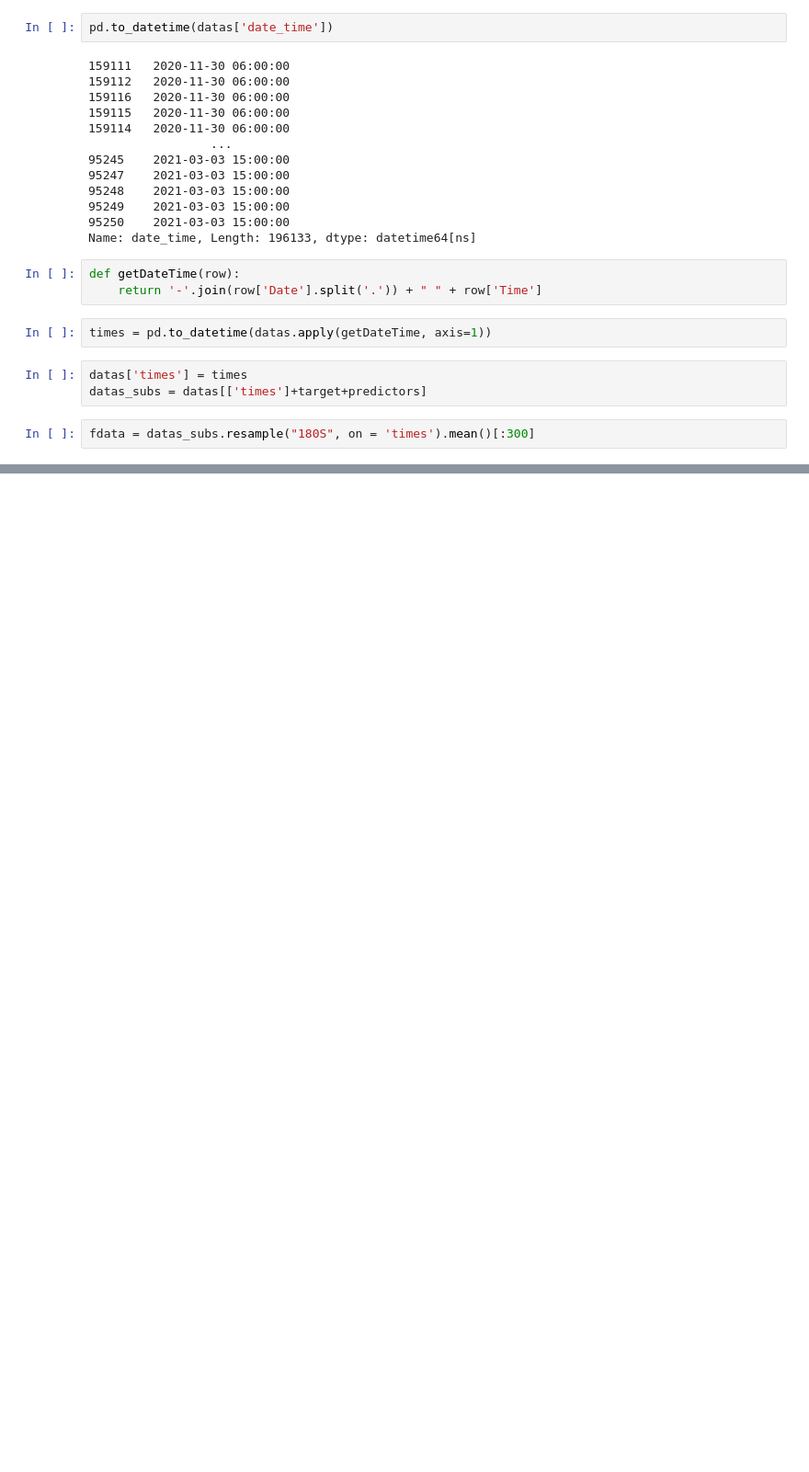
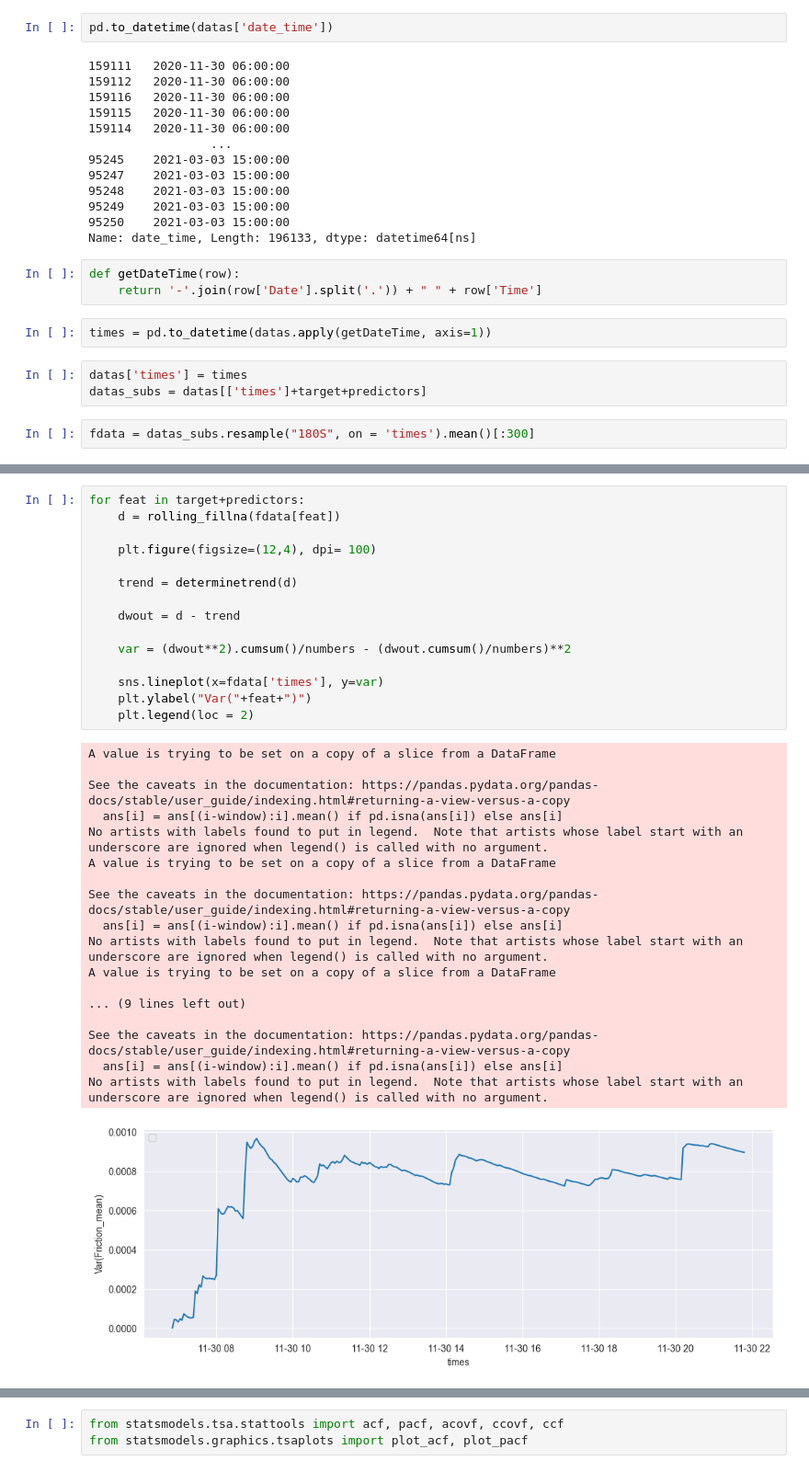
Before and after one commit to dmitry-grigorev/MultivarAnalysis, a Jupyter notebook: Lab4/Lab4notebook.ipynb, the cells around one changed output, grey strips where cells are left out. Shown at 92% size. Saved outputs shown, nothing was run; the diff lists cells and outputs as text; blank space fills up the shorter version.

```diff
--- a/Lab4/Lab4notebook.ipynb
+++ b/Lab4/Lab4notebook.ipynb
@@ -241,0 +173,34 @@ from scipy import signal
+# %%
+for feat in target+predictors:
+    d = rolling_fillna(fdata[feat])
+
+    plt.figure(figsize=(12,4), dpi= 100)
+
+    trend = determinetrend(d)
+
+    dwout = d - trend
+
+    var = (dwout**2).cumsum()/numbers - (dwout.cumsum()/numbers)**2
+
+    sns.lineplot(x=fdata['times'], y=var)
+    plt.ylabel("Var("+feat+")")
+    plt.legend(loc = 2)
+# %% [output]
+A value is trying to be set on a copy of a slice from a DataFrame
+
+See the caveats in the documentation: https://pandas.pydata.org/pandas-docs/stable/user_guide/indexing.html#returning-a-view-versus-a-copy
+  ans[i] = ans[(i-window):i].mean() if pd.isna(ans[i]) else ans[i]
+No artists with labels found to put in legend.  Note that artists whose label start with an underscore are ignored when legend() is called with no argument.
+A value is trying to be set on a copy of a slice from a DataFrame
+
+See the caveats in the documentation: https://pandas.pydata.org/pandas-docs/stable/user_guide/indexing.html#returning-a-view-versus-a-copy
+  ans[i] = ans[(i-window):i].mean() if pd.isna(ans[i]) else ans[i]
+No artists with labels found to put in legend.  Note that artists whose label start with an underscore are ignored when legend() is called with no argument.
+A value is trying to be set on a copy of a slice from a DataFrame
+
+... (9 lines left out)
+
+See the caveats in the documentation: https://pandas.pydata.org/pandas-docs/stable/user_guide/indexing.html#returning-a-view-versus-a-copy
+  ans[i] = ans[(i-window):i].mean() if pd.isna(ans[i]) else ans[i]
+No artists with labels found to put in legend.  Note that artists whose label start with an underscore are ignored when legend() is called with no argument.
+[figure, added]
@@ -241,0 +211,3 @@ from scipy import signal
+# %%
+from statsmodels.tsa.stattools import acf, pacf, acovf, ccovf, ccf
+from statsmodels.graphics.tsaplots import plot_acf, plot_pacf
```
Also changed, not shown: parts of 40 cells of this notebook.
